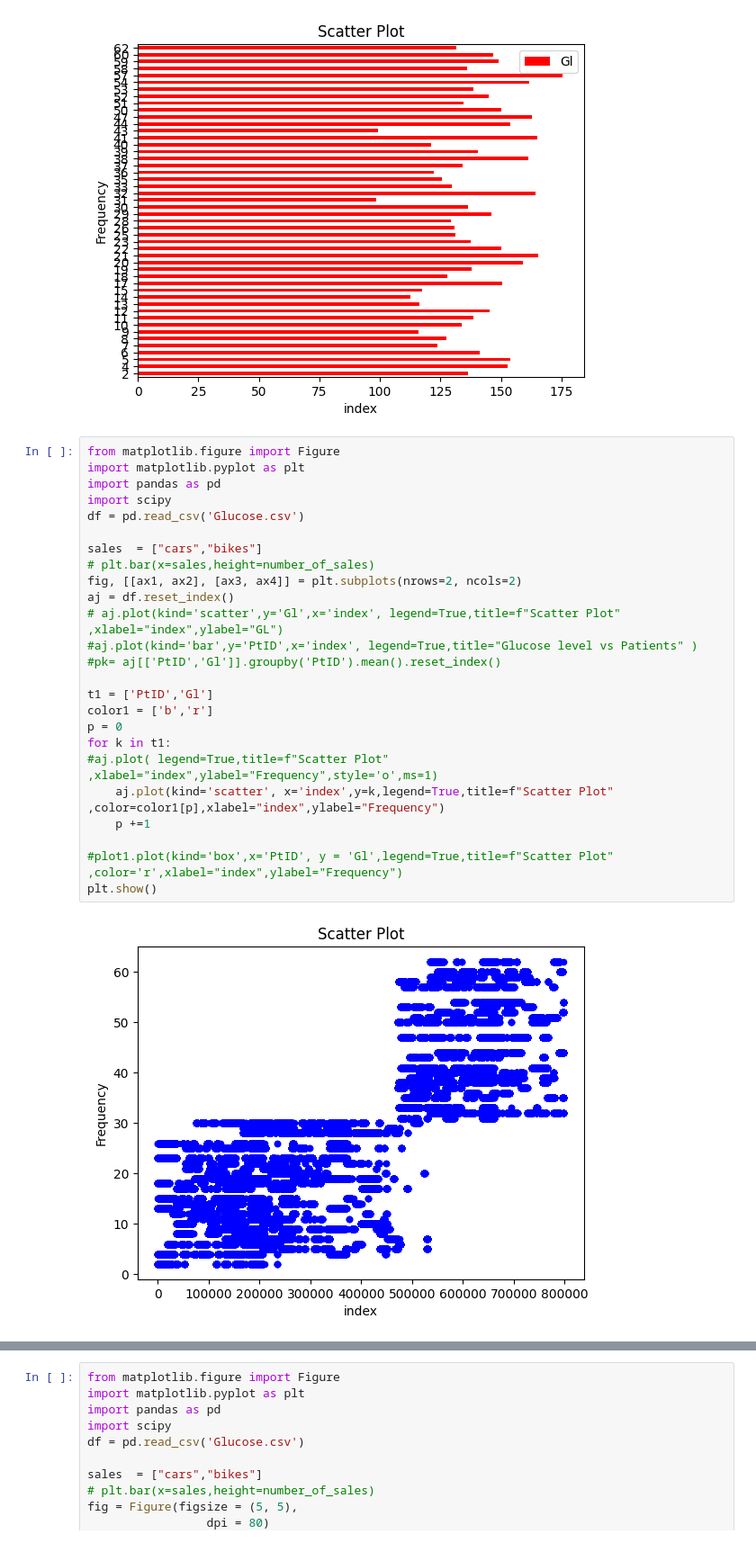
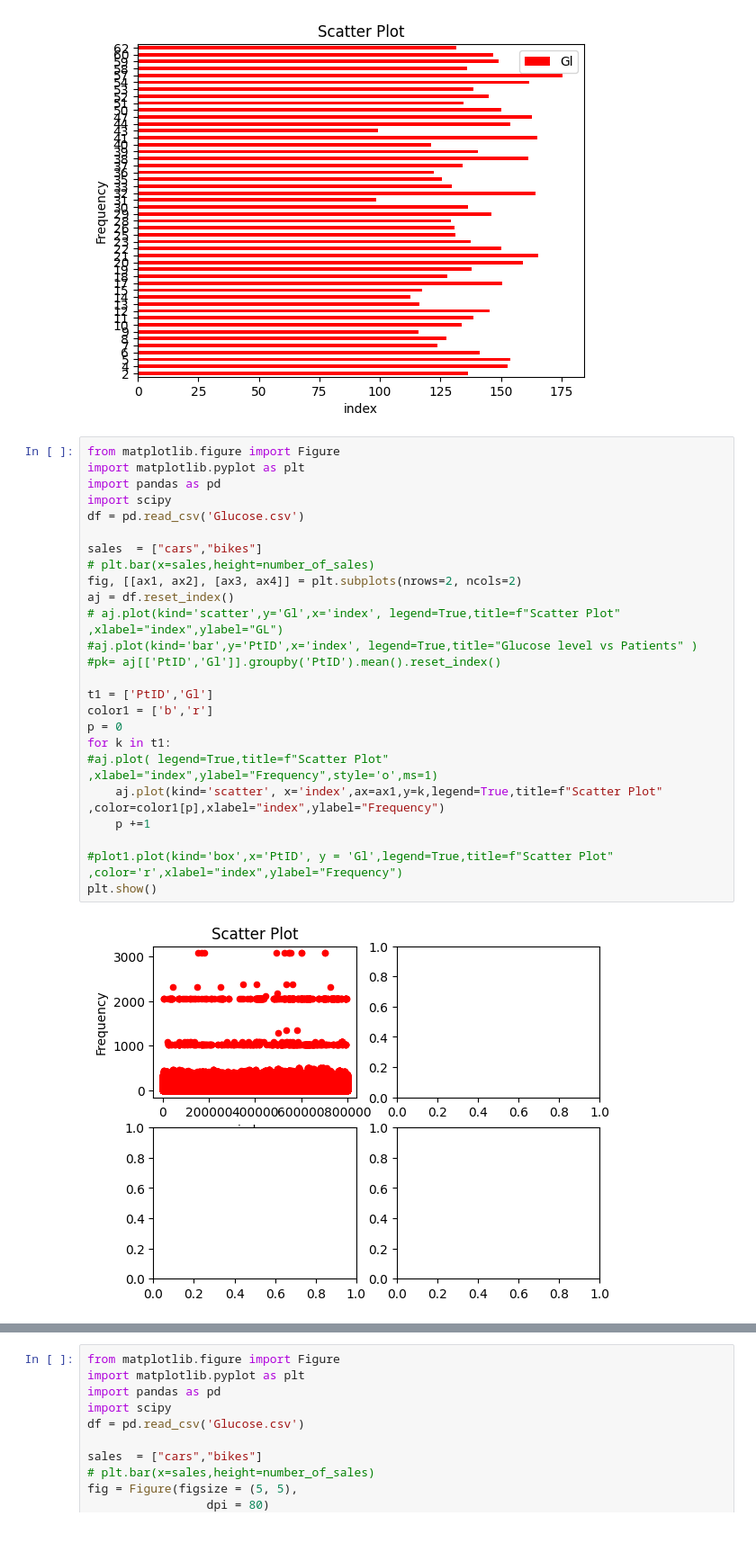
Before and after one commit to amarpriyesh/visualization-app, a Jupyter notebook: test1.ipynb, the cells around one changed output, grey strips where cells are left out. Shown at 90% size. Saved outputs shown, nothing was run; the diff lists cells and outputs as text.

```diff
--- a/test1.ipynb
+++ b/test1.ipynb
@@ -25,27 +25,27 @@ plt.show()
 # %%
 from matplotlib.figure import Figure
 import matplotlib.pyplot as plt
 import pandas as pd
 import scipy
 df = pd.read_csv('Glucose.csv')
 
 sales  = ["cars","bikes"]
 # plt.bar(x=sales,height=number_of_sales)
 fig, [[ax1, ax2], [ax3, ax4]] = plt.subplots(nrows=2, ncols=2)
 aj = df.reset_index()
 # aj.plot(kind='scatter',y='Gl',x='index', legend=True,title=f"Scatter Plot" ,xlabel="index",ylabel="GL")
 #aj.plot(kind='bar',y='PtID',x='index', legend=True,title="Glucose level vs Patients" )
 #pk= aj[['PtID','Gl']].groupby('PtID').mean().reset_index()
 
 t1 = ['PtID','Gl']
 color1 = ['b','r']
 p = 0
 for k in t1:
 #aj.plot( legend=True,title=f"Scatter Plot" ,xlabel="index",ylabel="Frequency",style='o',ms=1)
-    aj.plot(kind='scatter', x='index',y=k,legend=True,title=f"Scatter Plot" ,color=color1[p],xlabel="index",ylabel="Frequency")
+    aj.plot(kind='scatter', x='index',ax=ax1,y=k,legend=True,title=f"Scatter Plot" ,color=color1[p],xlabel="index",ylabel="Frequency")
     p +=1
 
 #plot1.plot(kind='box',x='PtID', y = 'Gl',legend=True,title=f"Scatter Plot" ,color='r',xlabel="index",ylabel="Frequency")
 plt.show()
 # %% [output]
-[figure, old version]
+[figure, new version]
```
Also changed, not shown: parts of 4 cells of this notebook, 2 other files.
